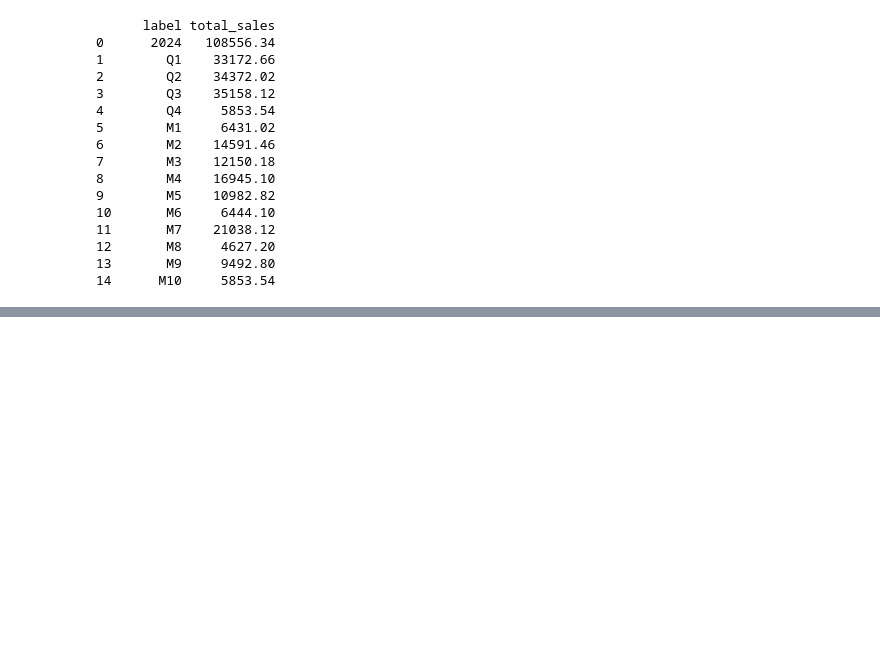
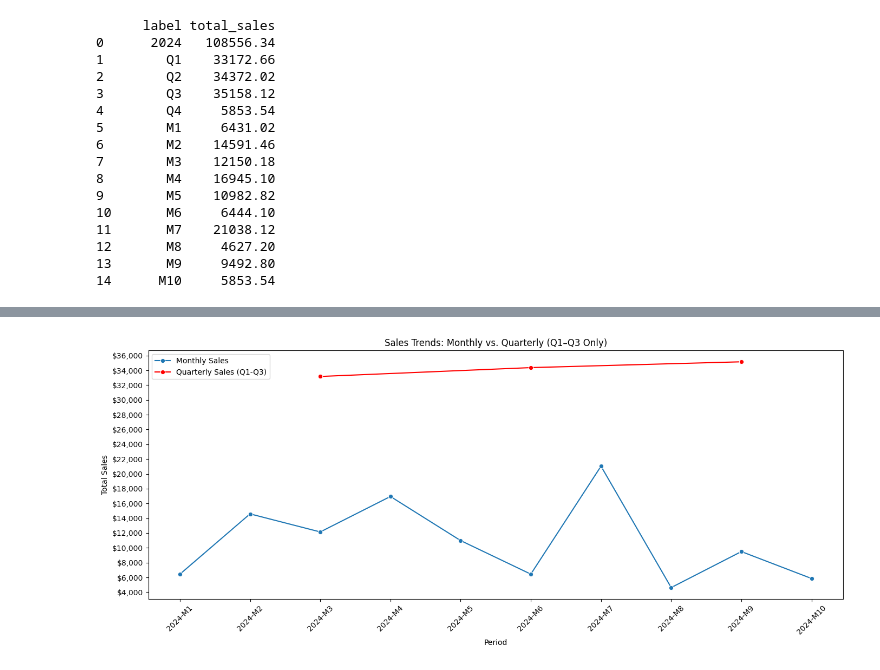
Before and after one commit to Data-Git-Hub/smart-store-data-git-hub, a Jupyter notebook: spark.ipynb, the cells around one changed output, grey strips where cells are left out. Cells and saved outputs as stored; diff of their text form; code cells hidden in the pictures; blank space fills up the shorter version.

```diff
--- a/spark.ipynb
+++ b/spark.ipynb
@@ -458,0 +483,40 @@ with open(output_path, "w") as f:
+# %%
+import matplotlib.pyplot as plt
+import seaborn as sns
+import matplotlib.ticker as ticker
+
+# Prepare monthly sales
+monthly_sales = combined[combined["level"] == "month"].copy()
+monthly_sales["month_label"] = monthly_sales["year"].astype(str) + "-" + monthly_sales["label"].str.strip()
+monthly_sales["total_sales"] = monthly_sales["total_sales"].astype(float)
+
+# Prepare quarterly sales (only Q1, Q2, Q3)
+quarterly_sales = combined[(combined["level"] == "quarter") & (combined["label"].str.contains("Q[1-3]"))].copy()
+# Align with last month of each quarter for x-axis
+quarter_map = {"Q1": "M3", "Q2": "M6", "Q3": "M9"}
+quarterly_sales["quarter_raw"] = quarterly_sales["label"].str.strip()
+quarterly_sales["month_label"] = quarterly_sales["year"].astype(str) + "-" + quarterly_sales["quarter_raw"].map(quarter_map)
+quarterly_sales["total_sales"] = quarterly_sales["total_sales"].astype(float)
+
+# Plot
+plt.figure(figsize=(14, 6))
+
+# Monthly sales in blue
+sns.lineplot(data=monthly_sales, x="month_label", y="total_sales", marker="o", label="Monthly Sales")
+
+# Quarterly sales in red
+sns.lineplot(data=quarterly_sales, x="month_label", y="total_sales", marker="o", color="red", label="Quarterly Sales (Q1-Q3)")
+
+# Y-axis in $2,000 steps
+plt.gca().yaxis.set_major_locator(ticker.MultipleLocator(2000))
+plt.gca().yaxis.set_major_formatter(ticker.FuncFormatter(lambda x, _: f"${x:,.0f}"))
+
+plt.title("Sales Trends: Monthly vs. Quarterly (Q1–Q3 Only)")
+plt.xlabel("Period")
+plt.ylabel("Total Sales")
+plt.xticks(rotation=45)
+plt.legend()
+plt.tight_layout()
+plt.show()
+# %% [output]
+[figure, added]
```
Also changed, not shown: parts of 4 cells of this notebook, 1 other file.
